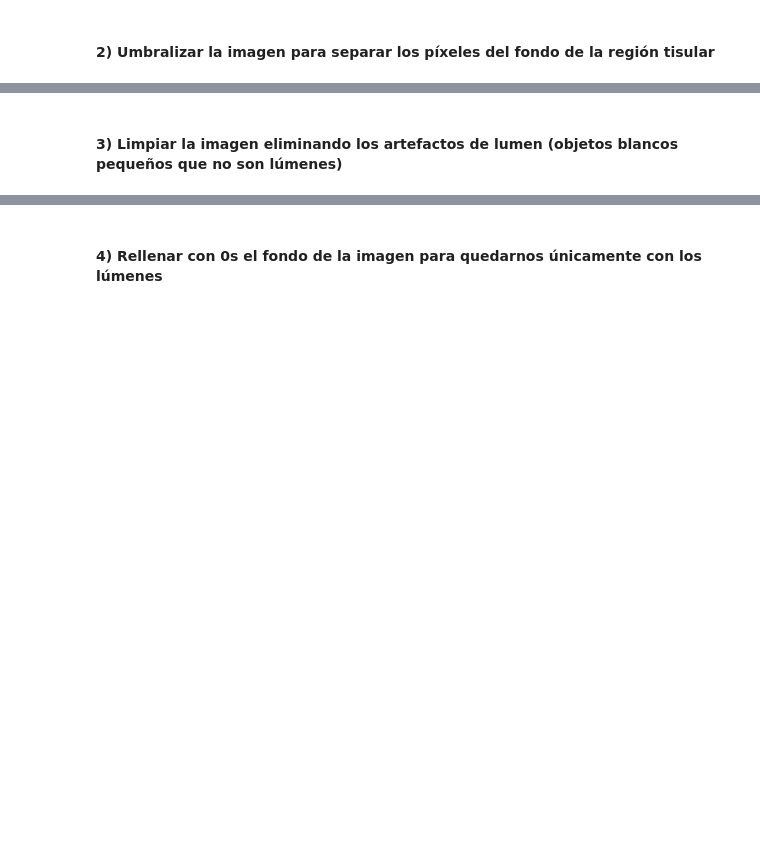
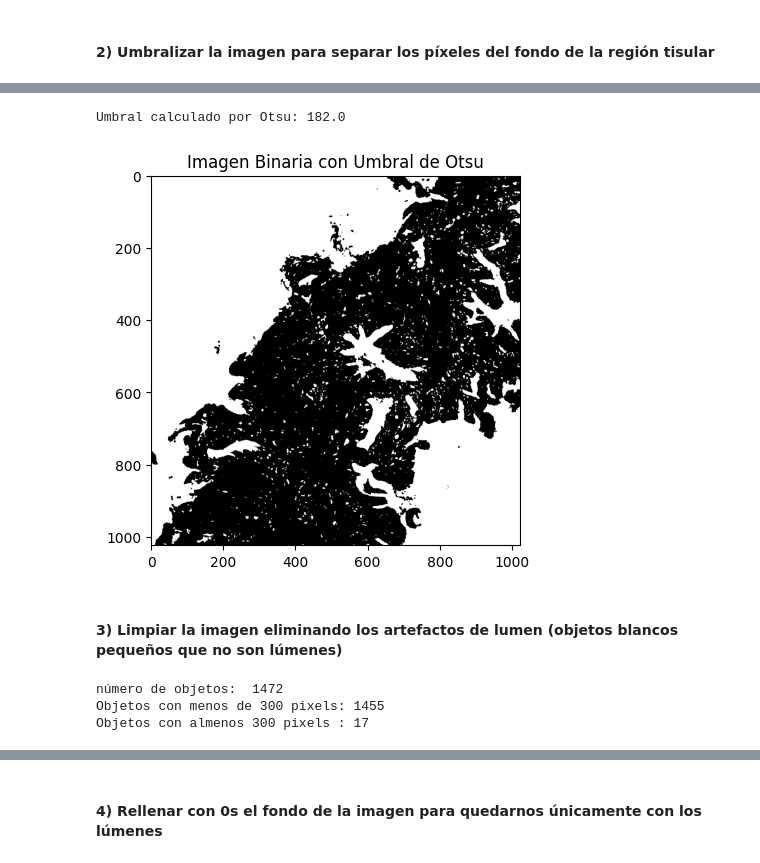
Before and after one commit to JordiConrado/05MIAR, a Jupyter notebook: activities/Computer Vision/01 - Actividad_Computer_Vision_C1.ipynb, the cells around one changed output, grey strips where cells are left out. Drawn from its saved outputs; the diff is of its cells as text; code cells hidden in the pictures; blank space fills up the shorter version.

```diff
--- a/activities/Computer Vision/01 - Actividad_Computer_Vision_C1.ipynb
+++ b/activities/Computer Vision/01 - Actividad_Computer_Vision_C1.ipynb
@@ -53,6 +69,51 @@ plt.show()
+# %%
+# Fijamos el umbral con el método de OTSU de manera que
+# los píxeles correspondientes al lumen y al background de la imagen sean 1s y el resto de los píxeles tengan un valor de 0.
+
+img_gray_gaus_uint8 = (img_gray_gaus * 255).astype(np.uint8)
+
+ret, img_thresh = cv2.threshold(img_gray_gaus_uint8, 0, 255, cv2.THRESH_OTSU)
+
+# normalizamos de nuevo a [0,1]
+img_thresh_norm = (img_thresh / 255).astype(np.uint8)
+
+print('Umbral calculado por Otsu:', ret)
+
+# Visualizar la imagen binaria resultante
+plt.imshow(img_thresh_norm, cmap='gray')
+plt.title('Imagen Binaria con Umbral de Otsu')
+plt.show()
+# %% [output]
+Umbral calculado por Otsu: 182.0
+[figure, added]
 # %% [markdown]
 #### 3) Limpiar la imagen eliminando los artefactos de lumen (objetos blancos pequeños que no son lúmenes)
 # %%
 # Utilizar la librería skimage.morphology.remove_small_objects para eliminar aquellos objetos cuya área sea menor a 300 píxeles
 # Más información en https://scikit-image.org/docs/dev/api/skimage.morphology.html#skimage.morphology.remove_small_objects
 # Visualizaer la máscara resultante
+# %%
+from skimage.measure import label, regionprops
+
+label_image, num = label(img_thresh_norm, return_num=True)
+print('número de objetos: ', num)
+regions = regionprops(label_image)
+
+# Inicializar contadores de regiones
+small_regions = 0
+large_regions = 0
+
+# Iterate through each detected region and count based on area
+for region in regions:
+    if region.area < 300:
+        small_regions += 1
+    else:
+        large_regions += 1
+
+# Print the final counts
+print(f"Objetos con menos de 300 pixels: {small_regions}")
+print(f"Objetos con almenos 300 pixels : {large_regions}")
+# %% [output]
+número de objetos:  1472
+Objetos con menos de 300 pixels: 1455
+Objetos con almenos 300 pixels : 17
```
Also changed, not shown: parts of 6 cells of this notebook.
